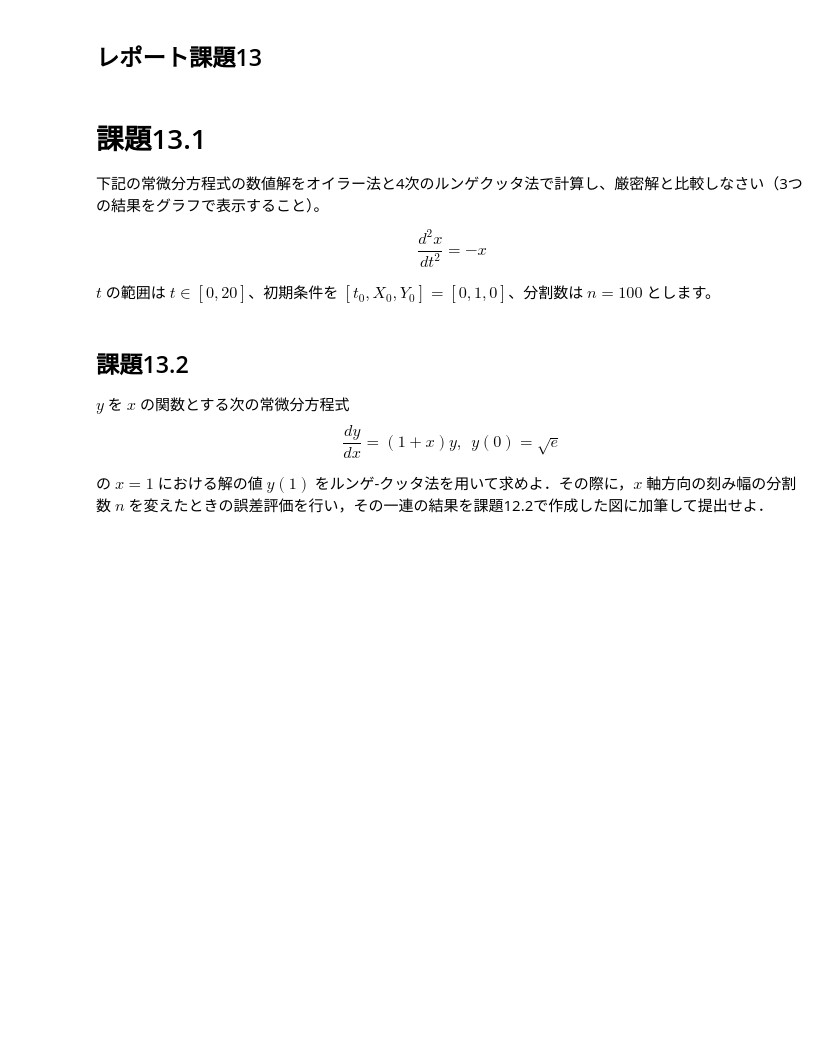
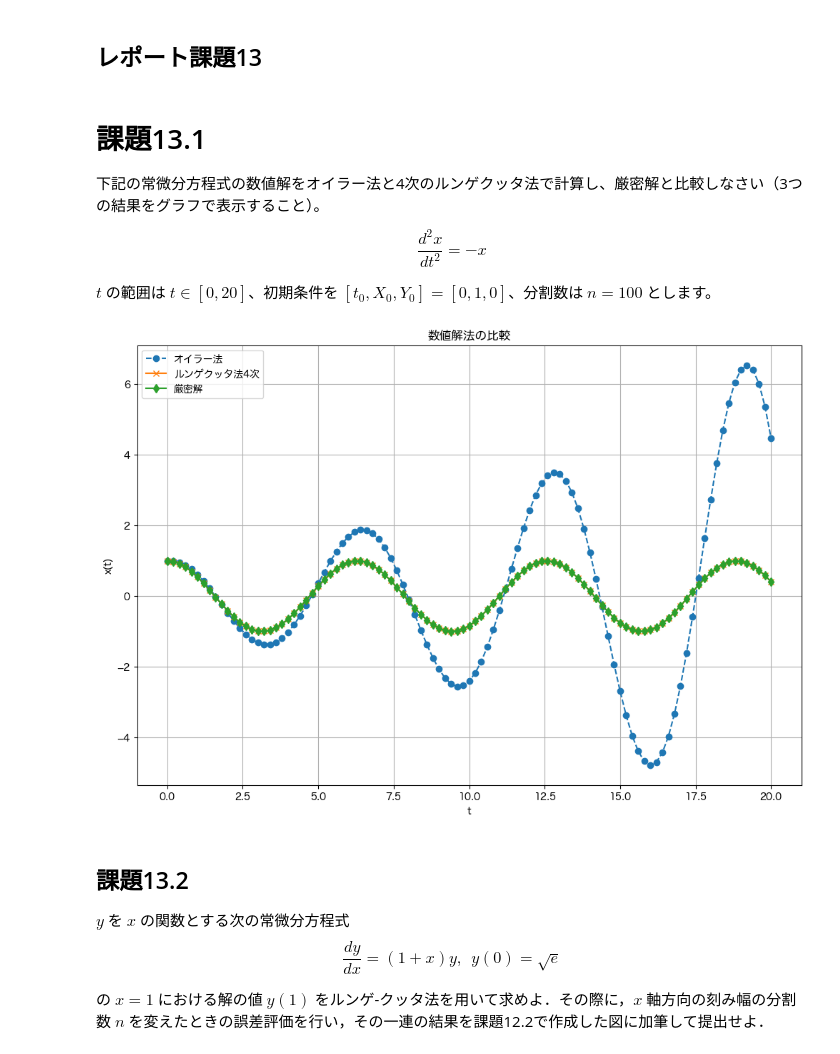
Before and after one commit to Haruki1090/CompBasicsLabs, a Jupyter notebook: CBReport13_15A22014_InoueHaruki.ipynb, the cells around one changed output. Drawn from its saved outputs; the diff is of its cells as text; code cells hidden in the pictures; blank space fills up the shorter version.

```diff
--- a/CBReport13_15A22014_InoueHaruki.ipynb
+++ b/CBReport13_15A22014_InoueHaruki.ipynb
@@ -14,3 +12,69 @@ $t$ の範囲は $t \in [0,20]$、初期条件を $[t_0, X_0, Y_0]=[0, 1, 0]$、
+# %%
+import numpy as np
+import matplotlib.pyplot as plt
+from matplotlib import rcParams
+
+# 日本語フォントを設定
+rcParams['font.family'] = 'Hiragino Maru Gothic Pro'
+
+# パラメータの設定
+t0 = 0
+X0 = 1
+Y0 = 0
+t_end = 20
+n = 100
+h = (t_end - t0) / n
+
+# 初期化
+t_values = np.linspace(t0, t_end, n+1)
+x_euler = np.zeros(n+1)
+y_euler = np.zeros(n+1)
+x_rk4 = np.zeros(n+1)
+y_rk4 = np.zeros(n+1)
+x_exact = np.zeros(n+1)
+y_exact = np.zeros(n+1)
+
+# 初期条件の設定
+x_euler[0] = X0
+y_euler[0] = Y0
+x_rk4[0] = X0
+y_rk4[0] = Y0
+
+# オイラー法による数値解
+for i in range(n):
+    x_euler[i+1] = x_euler[i] + h * y_euler[i]
+    y_euler[i+1] = y_euler[i] - h * x_euler[i]
+
+# 4次のルンゲクッタ法による数値解
+for i in range(n):
+    k1x = h * y_rk4[i]
+    k1y = h * (-x_rk4[i])
+    k2x = h * (y_rk4[i] + 0.5 * k1y)
+    k2y = h * (-(x_rk4[i] + 0.5 * k1x))
+    k3x = h * (y_rk4[i] + 0.5 * k2y)
+    k3y = h * (-(x_rk4[i] + 0.5 * k2x))
+    k4x = h * (y_rk4[i] + k3y)
+    k4y = h * (-(x_rk4[i] + k3x))
+    x_rk4[i+1] = x_rk4[i] + (k1x + 2*k2x + 2*k3x + k4x) / 6
+    y_rk4[i+1] = y_rk4[i] + (k1y + 2*k2y + 2*k3y + k4y) / 6
+
+# 厳密解の計算
+x_exact = np.cos(t_values)
+y_exact = -np.sin(t_values)
+
+# グラフの描画
+plt.figure(figsize=(12, 8))
+plt.plot(t_values, x_euler, label='オイラー法', linestyle='--', marker='o')
+plt.plot(t_values, x_rk4, label='ルンゲクッタ法4次', linestyle='-', marker='x')
+plt.plot(t_values, x_exact, label='厳密解', linestyle='-', marker='d')
+plt.title('数値解法の比較')
+plt.xlabel('t')
+plt.ylabel('x(t)')
+plt.legend()
+plt.grid(True)
+plt.show()
+# %% [output]
+[figure, added]
 # %% [markdown]
 ## 課題13.2
 
```
Also changed, not shown: parts of 4 cells of this notebook.
